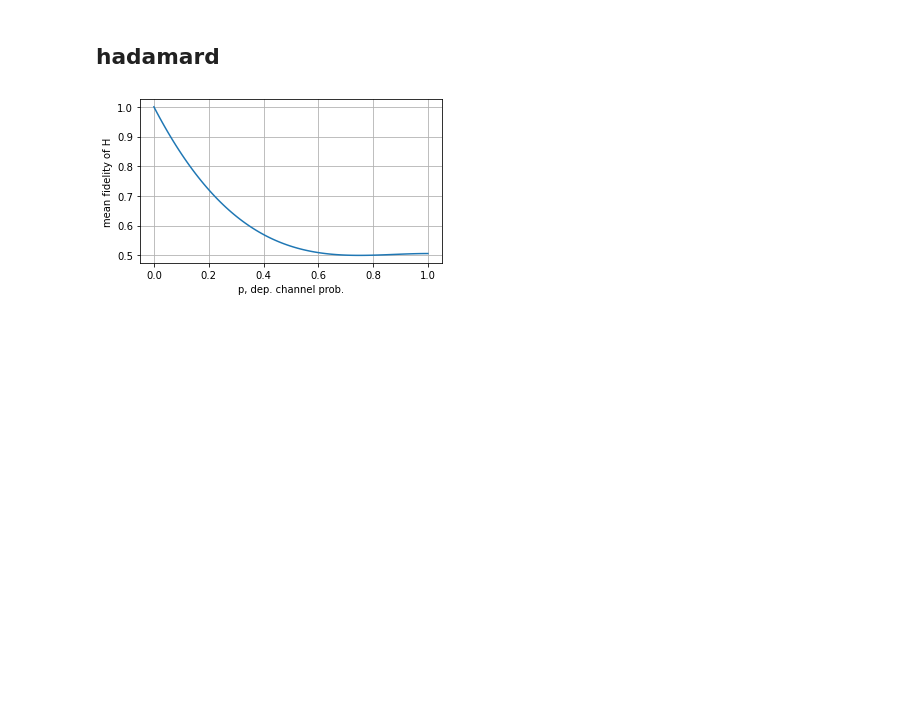
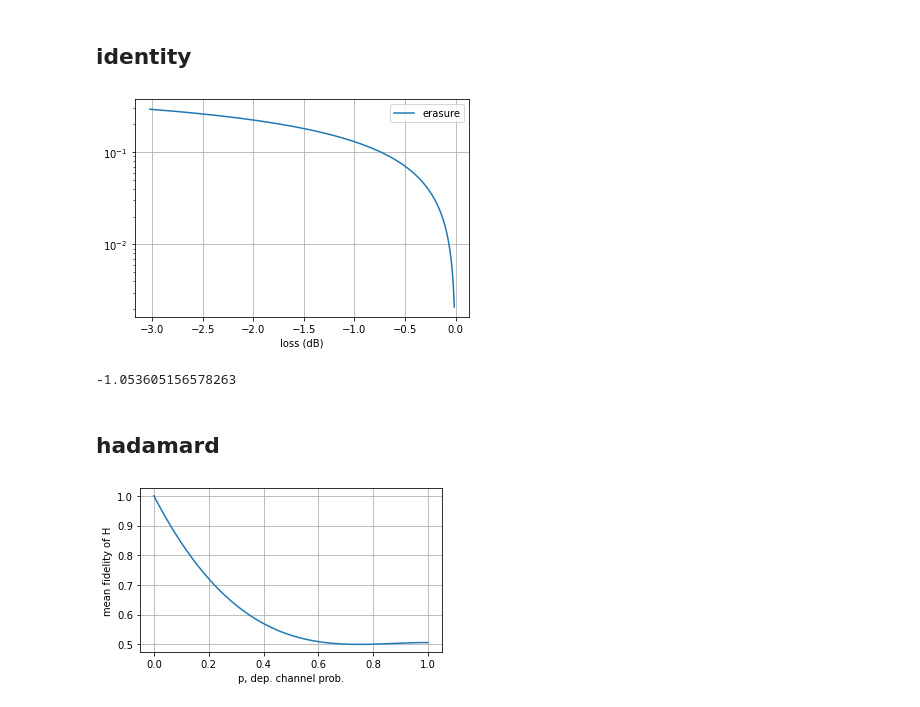
Before and after one commit to hassan-shap/nisq, a Jupyter notebook: gate-fidelity.ipynb, the cells around one changed output. Saved outputs shown, nothing was run; the diff lists cells and outputs as text; code cells hidden in the pictures; blank space fills up the shorter version.

```diff
--- a/gate-fidelity.ipynb
+++ b/gate-fidelity.ipynb
@@ -1,6 +1,22 @@
 # %%
 import numpy as np
 import matplotlib.pyplot as plt
+# %% [markdown]
+## identity
+# %%
+# erasure
+x = np.logspace(-2.5,-0.3,100)
+inFid =1-( (1-x)**2+4/3*x*(1-x)+x**2/2)
+plt.plot(10*np.log10(1-x),inFid,label="erasure")
+plt.yscale("log")
+plt.xlabel("loss (dB)")
+plt.legend()
+plt.grid()
+plt.show()
+10*np.log(0.9)
+# %% [output]
+[figure, added]
+-1.053605156578263
 # %% [markdown]
 ## hadamard
 # %%
```
Also changed, not shown: 1 other file.
